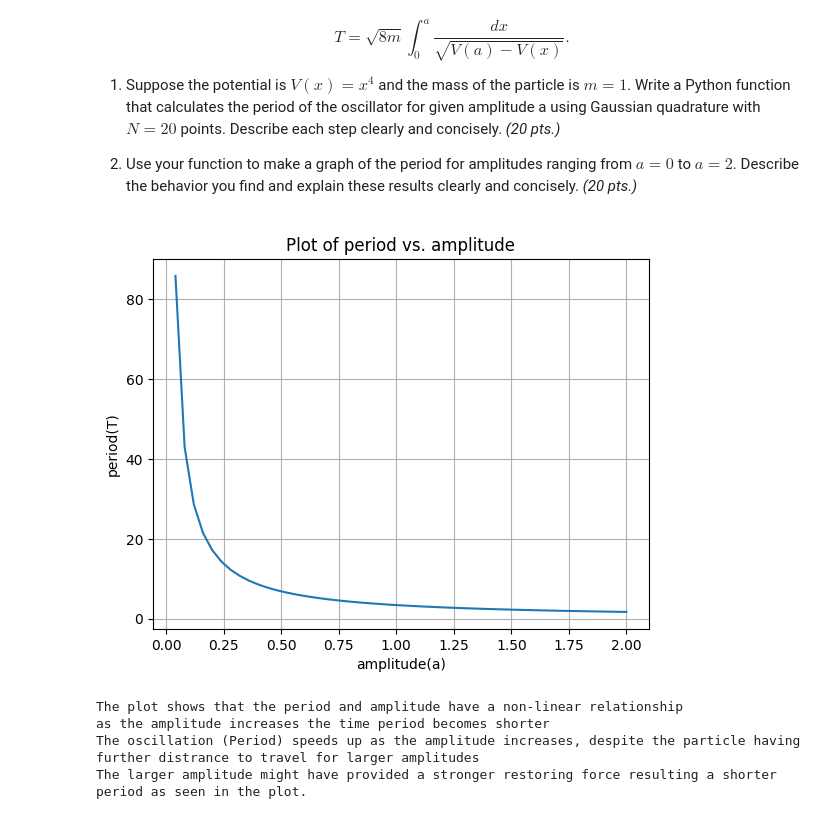
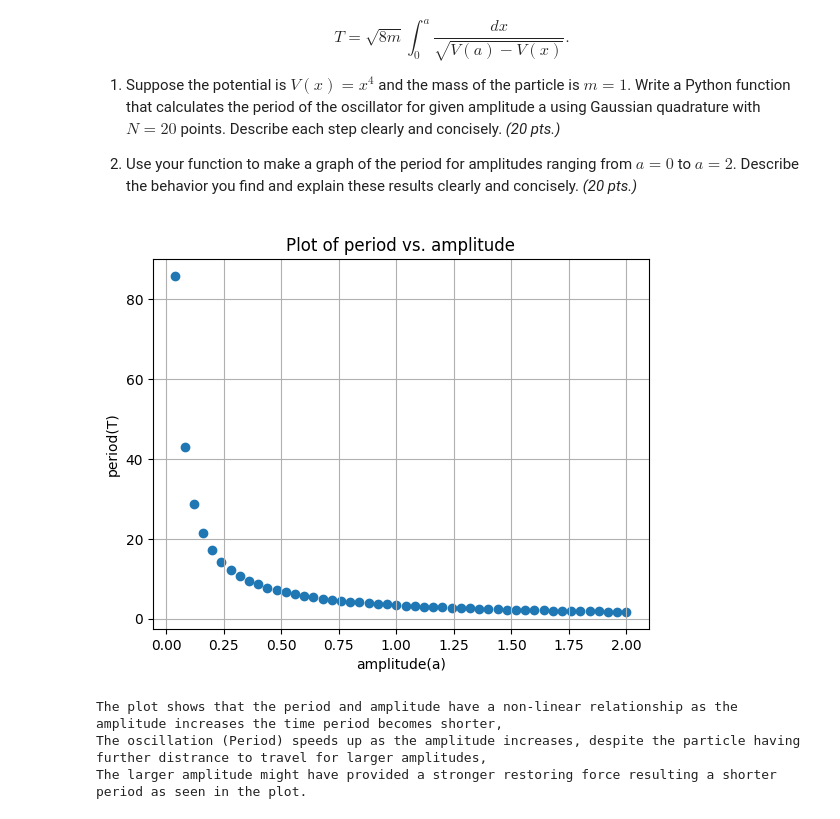
Before and after one commit to Balejado/Apphy-155, a Jupyter notebook: BALEJADO_lab_assignment_module1.ipynb, the cells around one changed output. Saved outputs shown, nothing was run; the diff lists cells and outputs as text; code cells hidden in the pictures.

```diff
--- a/BALEJADO_lab_assignment_module1.ipynb
+++ b/BALEJADO_lab_assignment_module1.ipynb
@@ -275,40 +276,39 @@ def T(a, N):
   T = 0.0
   for k in range(1, N):
     T += wp[k]*integ(xp[k], a) # adds up the product of weights and function values at the quadrature points to get the approximation.
   return sqrt(8*m)*T           # returns the period T scaled by sqrt(8*m)
 
 ## PLOTTING ##
 
 # Listing the Given values
 N = 20  # number of slices
 m = 1.0 # mass
 a = 2.0 # upper-bound amplitude
 
 # Plotting T versus a
 N_plot = 50 # number of pts plotted
 a_pts = np.zeros(N_plot) # x-axis
 T_pts = np.zeros(N_plot) # y-axis
 
 for i in range(N_plot):
   a_pts[i] = a/N_plot * (i+1) # generated amplitude values for plotting
 for i in range(N_plot):
   T_pts[i] = T(a_pts[i], N)   # computes the period for each amplitude
 
-plt.plot(a_pts, T_pts)                    # creates the plot amplitude vs. period
+plt.scatter(a_pts, T_pts)                    # creates the plot amplitude vs. period
 plt.grid()                                # This grid allows us to make a better observation in the data on higher amplitude values
 plt.xlabel("amplitude(a)")                # adds the x-label for plot
 plt.ylabel("period(T)")                   # adds the y-label for plot
 plt.title("Plot of period vs. amplitude") # adds the title of the plot
 plt.show()                                # displays the plot
 print("") # space
+
 ## EXPLANATION OF THE BEHAVIOR OF THE PLOT ##
-print ("The plot shows that the period and amplitude have a non-linear relationship")
-print ("as the amplitude increases the time period becomes shorter")
-print ("The oscillation (Period) speeds up as the amplitude increases, despite the particle having further distrance to travel for larger amplitudes")
-print ("The larger amplitude might have provided a stronger restoring force resulting a shorter period as seen in the plot.")
+print ('''The plot shows that the period and amplitude have a non-linear relationship as the amplitude increases the time period becomes shorter,
+The oscillation (Period) speeds up as the amplitude increases, despite the particle having further distrance to travel for larger amplitudes,
+The larger amplitude might have provided a stronger restoring force resulting a shorter period as seen in the plot.''')
 # %% [output]
-[figure, old version]
+[figure, new version]
-The plot shows that the period and amplitude have a non-linear relationship
-as the amplitude increases the time period becomes shorter
-The oscillation (Period) speeds up as the amplitude increases, despite the particle having further distrance to travel for larger amplitudes
+The plot shows that the period and amplitude have a non-linear relationship as the amplitude increases the time period becomes shorter,
+The oscillation (Period) speeds up as the amplitude increases, despite the particle having further distrance to travel for larger amplitudes,
 The larger amplitude might have provided a stronger restoring force resulting a shorter period as seen in the plot.
```
Also changed, not shown: parts of 3 cells of this notebook.
